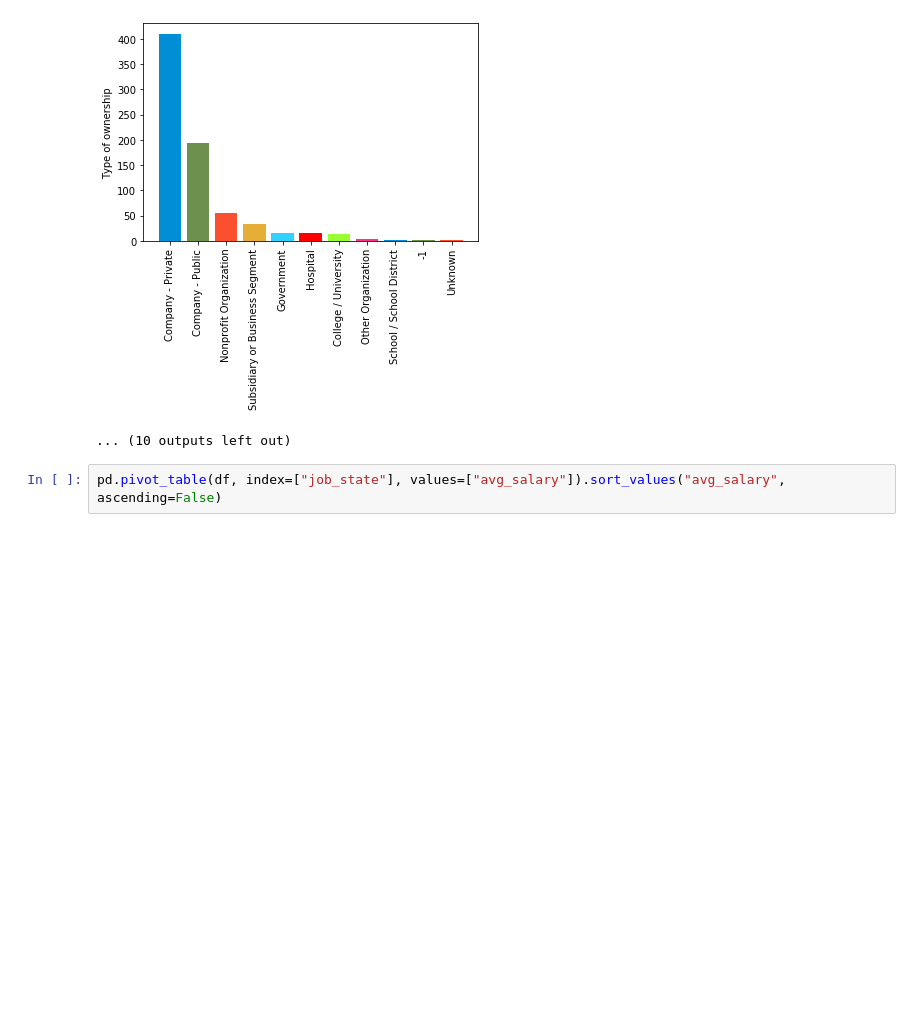
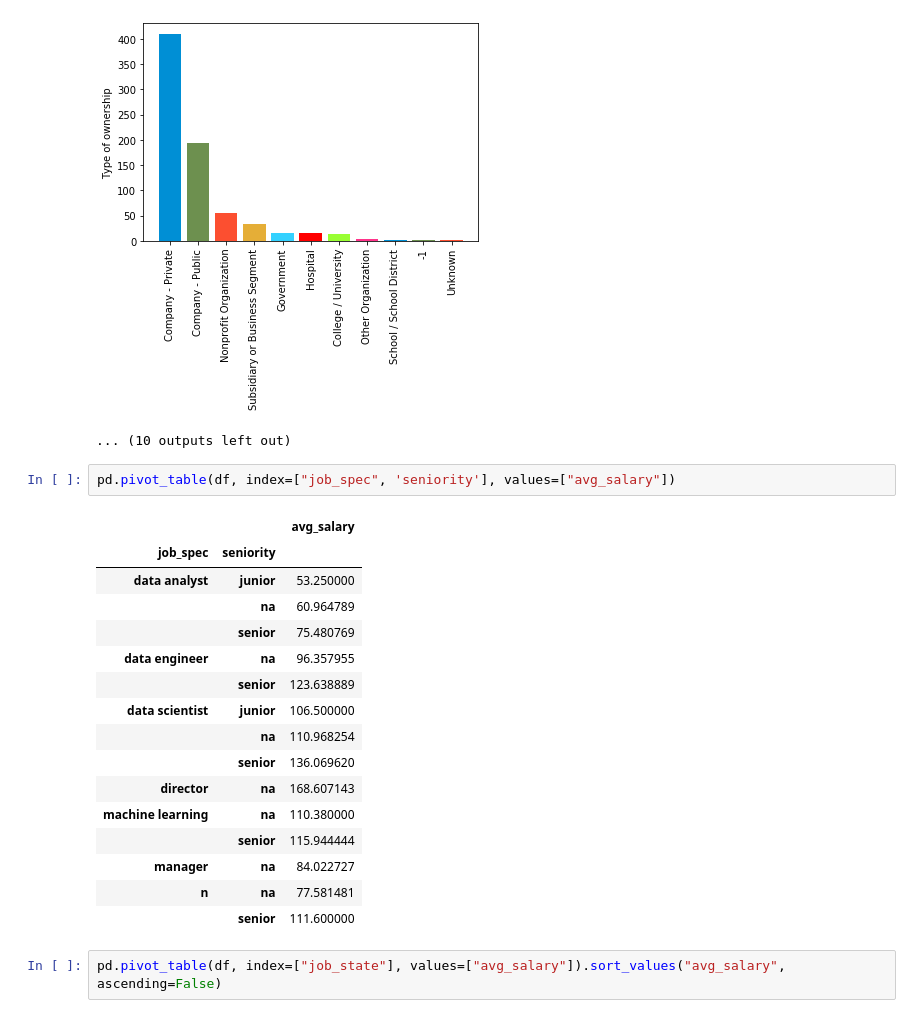
Before and after one commit to dit-x/Data-Engineering, a Jupyter notebook: web_scraping/Glassdoor_job_scrape/glassdoor_eda.ipynb, the cells around one changed output. Cells and saved outputs as stored; diff of their text form; blank space fills up the shorter version.

```diff
--- a/web_scraping/Glassdoor_job_scrape/glassdoor_eda.ipynb
+++ b/web_scraping/Glassdoor_job_scrape/glassdoor_eda.ipynb
@@ -54,6 +54,25 @@ Graph for job_state: 25
 Graph for Type of ownership: 11
 [figure]
 ... (10 outputs left out)
+# %%
+pd.pivot_table(df, index=["job_spec", 'seniority'], values=["avg_salary"])
+# %% [output]
+|  |  | avg_salary |
+| job_spec | seniority |  |
+| data analyst | junior | 53.250000 |
+|  | na | 60.964789 |
+|  | senior | 75.480769 |
+| data engineer | na | 96.357955 |
+|  | senior | 123.638889 |
+| data scientist | junior | 106.500000 |
+|  | na | 110.968254 |
+|  | senior | 136.069620 |
+| director | na | 168.607143 |
+| machine learning | na | 110.380000 |
+|  | senior | 115.944444 |
+| manager | na | 84.022727 |
+| n | na | 77.581481 |
+|  | senior | 111.600000 |
 # %%
 pd.pivot_table(df, index=["job_state"], values=["avg_salary"]).sort_values("avg_salary", ascending=False)
 # %% [output]
```
Also changed, not shown: parts of 4 cells of this notebook, 3 other files.
